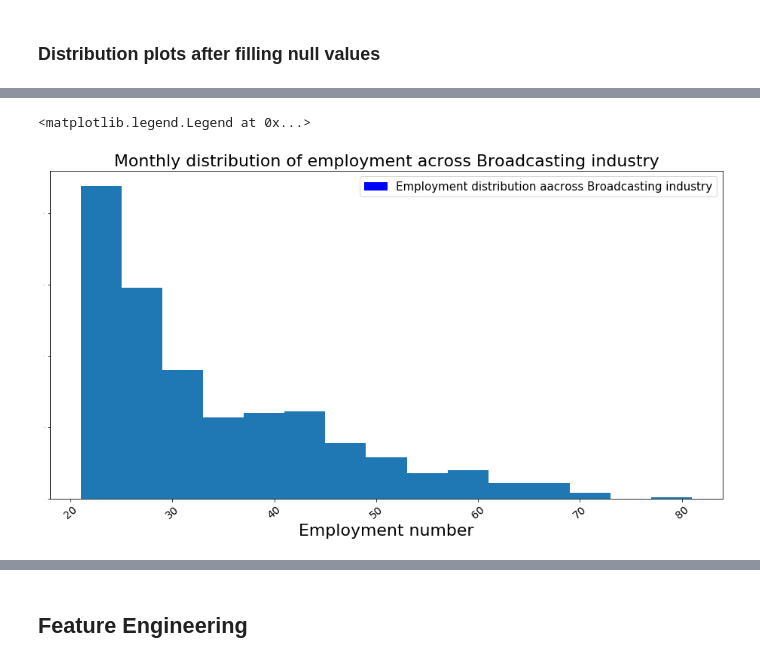
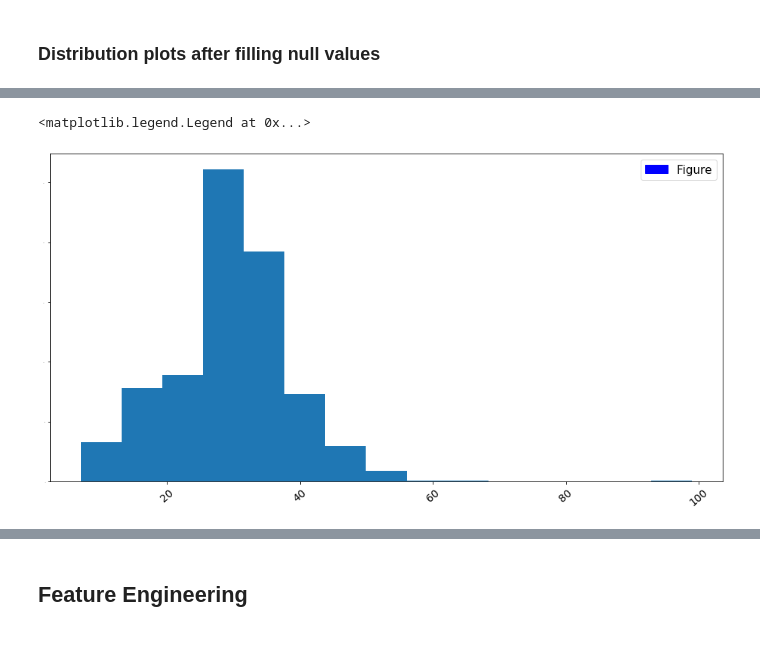
Before and after one commit to Hotlynn2/festman, a Jupyter notebook: Intro to DS.ipynb, the cells around one changed output, grey strips where cells are left out. Cells and saved outputs as stored; diff of their text form; code cells hidden in the pictures.

```diff
--- a/Intro to DS.ipynb
+++ b/Intro to DS.ipynb
@@ -294,16 +294,16 @@ plt.legend(handles=[blue], prop = {'size':15})
 # %%
 plt.figure(figsize=(16,8))
-plt.hist(data['Age'], bins =15)
+plt.hist(data['SkinThickness'], bins =15)
 #plt.plot(years[0], retail_series['Employment'], color = 'b',marker='o', linewidth=1)
 
-plt.xlabel('Employment number', fontsize=22)
+#plt.xlabel('Employment number', fontsize=22)
 plt.xticks(rotation=40, fontsize = 14)
 #plt.ylabel('Other manufacturing  VS  Other retail', fontsize=22)
 plt.yticks(fontsize = 0.1)
-plt.title('Monthly distribution of employment across Broadcasting industry', fontsize=22)
+#plt.title('Monthly distribution of employment across Broadcasting industry', fontsize=22)
 #red = patches.Patch(color='blue', label='Other manufacturing')
-blue = patches.Patch(color='blue', label='Employment distribution aacross Broadcasting industry')
+blue = patches.Patch(color='blue', label='Figure')
 plt.legend(handles=[blue], prop = {'size':15})
 # %% [output]
 <matplotlib.legend.Legend at 0x...>
-[figure, old version]
+[figure, new version]
```
Also changed, not shown: parts of 7 cells of this notebook.
